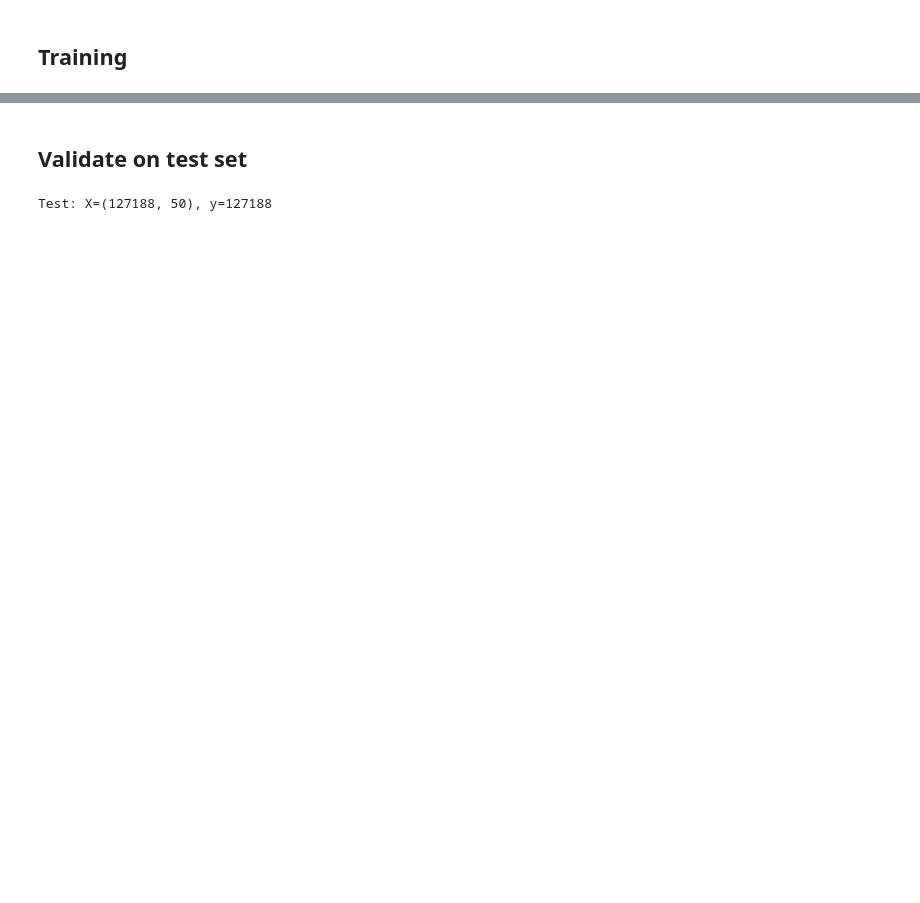
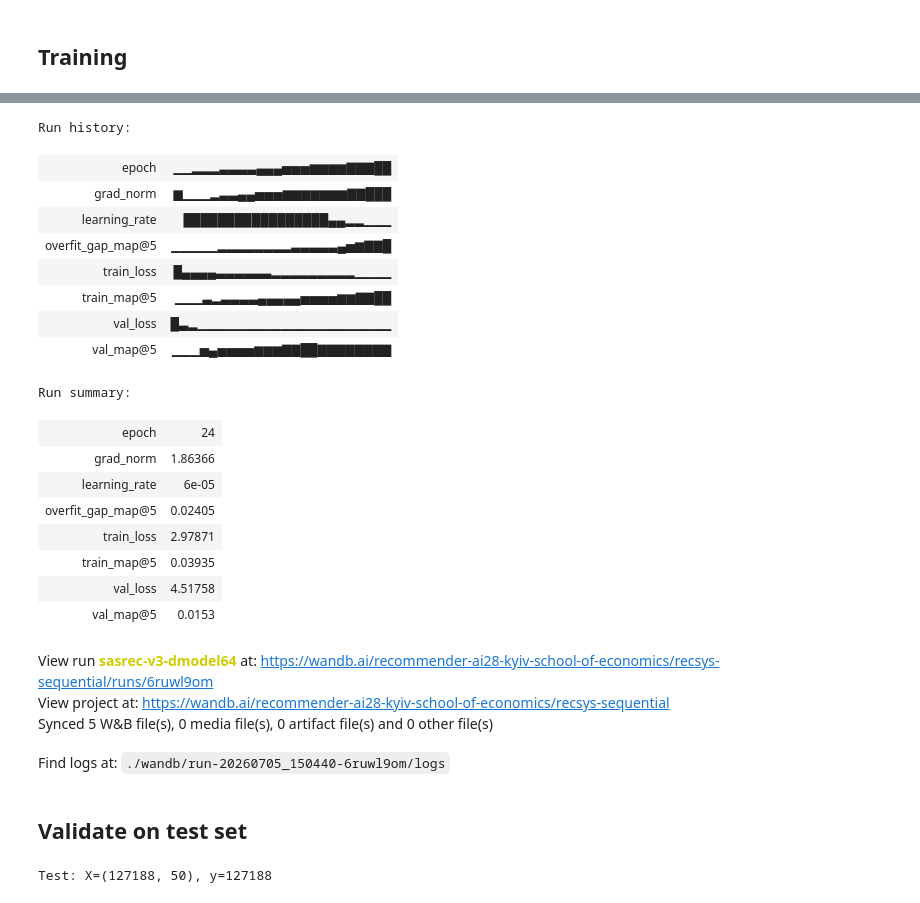
Before and after one commit to mkobycheva/recommendation-system, a Jupyter notebook: notebooks/03_sequential.ipynb, the cells around one changed output, grey strips where cells are left out. Cells and saved outputs as stored; diff of their text form; code cells hidden in the pictures; blank space fills up the shorter version.

Commit message:
SASRec bad metrics version

```diff
--- a/notebooks/03_sequential.ipynb
+++ b/notebooks/03_sequential.ipynb
@@ -181,7 +219,7 @@ class SASRec(nn.Module):
         return hidden_states @ self.item_emb.weight.T
 # %%
 device = torch.device('cuda' if torch.cuda.is_available() else 'cpu')
-model = SASRec(num_items=NUM_ITEMS, max_len=MAX_LEN, d_model=64, n_heads=2, n_layers=2, dropout=0.4).to(device)
+model = SASRec(num_items=NUM_ITEMS, max_len=MAX_LEN, d_model=48, n_heads=2, n_layers=2, dropout=0.3).to(device)
 
 criterion = nn.CrossEntropyLoss(label_smoothing=0.1)
 optimizer = torch.optim.Adam(model.parameters(), lr=1e-3, weight_decay=1e-4)
@@ -273,10 +364,24 @@ def sampled_ranking_map_at_k(model, hidden_all, targets_all, num_items, num_nega
         targets_chunk = targets_all[start:end]
         n = hidden_chunk.size(0)
 
-        neg_items = torch.randint(1, num_items, (n, num_negatives), device=device, generator=generator)
+        target_domain_id_chunk = domain_id[targets_chunk]
+        is_books_chunk = target_domain_id_chunk == 1
+
+        books_sample_idx = torch.multinomial(books_neg_weights, n * num_negatives, replacement=True, generator=generator).view(n, num_negatives)
+        movies_sample_idx = torch.multinomial(movies_neg_weights, n * num_negatives, replacement=True, generator=generator).view(n, num_negatives)
+        neg_items = torch.where(
+            is_books_chunk.unsqueeze(1),
+            books_item_idx[books_sample_idx],
+            movies_item_idx[movies_sample_idx],
+        )
+
         collision = neg_items == targets_chunk.unsqueeze(1)
         if collision.any():
-            neg_items[collision] = torch.randint(1, num_items, (int(collision.sum().item()),), device=device, generator=generator)
+            n_coll = int(collision.sum().item())
+            fallback_books = books_item_idx[torch.randint(0, len(books_item_idx), (n_coll,), device=device, generator=generator)]
+            fallback_movies = movies_item_idx[torch.randint(0, len(movies_item_idx), (n_coll,), device=device, generator=generator)]
+            is_books_flat = is_books_chunk.unsqueeze(1).expand(-1, num_negatives)[collision]
+            neg_items[collision] = torch.where(is_books_flat, fallback_books, fallback_movies)
 
         candidates = torch.cat([targets_chunk.unsqueeze(1), neg_items], dim=1)   # (n, 1+K)
         cand_emb = model.item_emb(candidates)
@@ -322,7 +430,7 @@ View run at https://wandb.ai/dkalchenko-kyiv-school-of-economics/recsys-sequenti
 # %%
 EPOCHS = 30
-PATIENCE = 3
-MIN_DELTA = 0.001
+PATIENCE = 8
+MIN_DELTA = 0.0
 MIN_EPOCHS_BEFORE_STOPPING = 10
 best_val_map = -float('inf')
 patience_counter = 0
@@ -368,11 +476,10 @@ for epoch in range(EPOCHS):
             x_batch, y_batch = x_batch.to(device), y_batch.to(device)
             hidden = model(x_batch)
 
-            hidden_flat = hidden.view(-1, hidden.size(-1))
-            targets_flat = y_batch.view(-1)
-            mask = targets_flat != 0
-            hidden_valid = hidden_flat[mask]
-            targets_valid = targets_flat[mask]
+            # y_batch is now a single held-out target per user -> take only the LAST position's hidden state,
+            # matching how build_val_eval_batch left-pads (last position = last real history item -> predicts y_batch)
+            hidden_valid = hidden[:, -1, :]
+            targets_valid = y_batch
 
             all_hidden.append(hidden_valid.cpu())
             all_targets.append(targets_valid.cpu())
@@ -387,6 +494,20 @@ for epoch in range(EPOCHS):
     all_targets = torch.cat(all_targets).to(device)
     val_map5 = sampled_ranking_map_at_k(model, all_hidden, all_targets, NUM_ITEMS, num_negatives=999, k=5, seed=42)
 
+    # Train MAP@5 for overfit tracking — same last-position-only protocol as val,
+    # so the train/val gap is a real generalization gap, not a measurement artifact
+    all_hidden_train_eval, all_targets_train_eval = [], []
+    with torch.no_grad():
+        for x_batch, y_batch in train_eval_loader:
+            x_batch, y_batch = x_batch.to(device), y_batch.to(device)
+            hidden = model(x_batch)
+            all_hidden_train_eval.append(hidden[:, -1, :].cpu())
+            all_targets_train_eval.append(y_batch.cpu())
+
+    all_hidden_train_eval = torch.cat(all_hidden_train_eval).to(device)
+    all_targets_train_eval = torch.cat(all_targets_train_eval).to(device)
+    train_map5 = sampled_ranking_map_at_k(model, all_hidden_train_eval, all_targets_train_eval, NUM_ITEMS, num_negatives=999, k=5, seed=42)
+
     scheduler.step(val_loss)
     current_lr = optimizer.param_groups[0]['lr']
 
@@ -397,9 +518,11 @@ for epoch in range(EPOCHS):
         "grad_norm": avg_grad_norm,
         "learning_rate": current_lr,
         "val_map@5": val_map5,
+        "train_map@5": train_map5,
+        "overfit_gap_map@5": train_map5 - val_map5,
     })
 
-    print(f"Epoch [{epoch+1}/{EPOCHS}] Train Loss: {train_loss:.4f} | Val Loss: {val_loss:.4f} | Val MAP@5: {val_map5:.4f} | Grad Norm: {avg_grad_norm:.4f}")
+    print(f"Epoch [{epoch+1}/{EPOCHS}] Train Loss: {train_loss:.4f} | Val Loss: {val_loss:.4f} | Train MAP@5: {train_map5:.4f} | Val MAP@5: {val_map5:.4f} | Gap: {train_map5 - val_map5:.4f} | Grad Norm: {avg_grad_norm:.4f}")
 
     if val_map5 > best_val_map + MIN_DELTA:
         best_val_map = val_map5
@@ -425,3 +558,25 @@ Epoch [8/30] Train Loss: 3.4448 | Val Loss: 4.1241 | Val MAP@5: 0.0985 | Grad No
+Run history:
+| epoch | ▁▁▂▂▂▃▃▃▃▄▄▄▅▅▅▆▆▆▆▇▇▇██ |
+| grad_norm | ▆▁▁▁▂▃▃▄▄▅▅▅▆▆▆▆▆▆▆▇▇███ |
+| learning_rate | █████████████████▄▄▂▂▁▁▁ |
+| overfit_gap_map@5 | ▁▁▁▁▁▂▂▂▂▂▂▂▂▃▃▃▃▃▄▅▆▇▇█ |
+| train_loss | █▄▄▄▄▃▃▃▃▃▃▂▂▂▂▂▂▂▂▂▁▁▁▁ |
+| train_map@5 | ▁▁▁▃▂▃▃▃▃▄▄▄▄▄▅▅▅▅▆▆▇▇██ |
+| val_loss | █▃▂▁▁▁▁▁▁▁▁▁▁▁▁▁▁▁▁▁▁▁▁▁ |
+| val_map@5 | ▁▁▁▅▄▅▅▅▅▆▆▆▇▇██▇▇▇▇▇▇▇▇ |
+Run summary:
+| epoch | 24 |
+| grad_norm | 1.86366 |
+| learning_rate | 6e-05 |
+| overfit_gap_map@5 | 0.02405 |
+| train_loss | 2.97871 |
+| train_map@5 | 0.03935 |
+| val_loss | 4.51758 |
+| val_map@5 | 0.0153 |
+View run sasrec-v3-dmodel64 at: https://wandb.ai/recommender-ai28-kyiv-school-of-economics/recsys-sequential/runs/6ruwl9om
+View project at: https://wandb.ai/recommender-ai28-kyiv-school-of-economics/recsys-sequential
+Synced 5 W&B file(s), 0 media file(s), 0 artifact file(s) and 0 other file(s)
+Find logs at: ./wandb/run-20260705_150440-6ruwl9om/logs
 # %% [markdown]
 ## Validate on test set
 # %%
```
Also changed, not shown: parts of 15 cells of this notebook.
